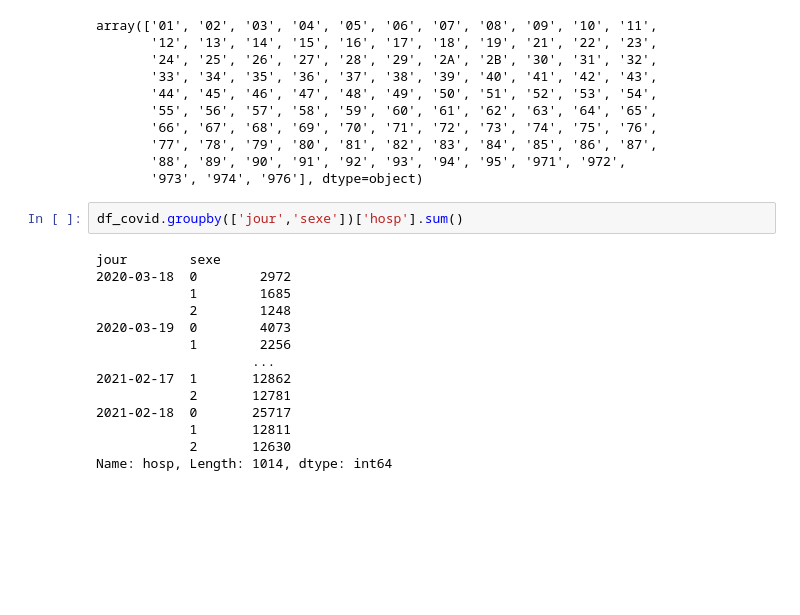
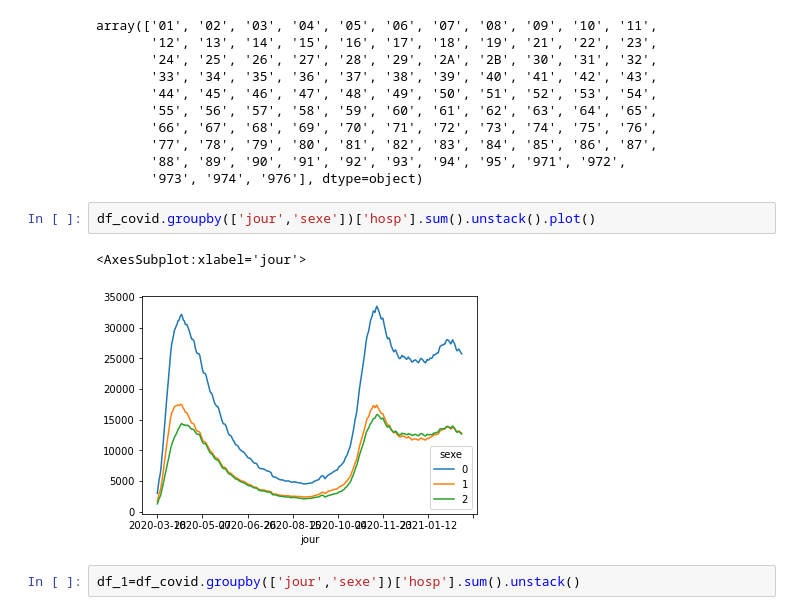
Before and after one commit to aromdhane/Dashboard, a Jupyter notebook: analyse_covid.ipynb, the cells around one changed output. Drawn from its saved outputs; the diff is of its cells as text; blank space fills up the shorter version.

Commit message:
notre premier graph

```diff
--- a/analyse_covid.ipynb
+++ b/analyse_covid.ipynb
@@ -34,18 +34,9 @@ array(['01', '02', '03', '04', '05', '06', '07', '08', '09', '10', '11',
        '88', '89', '90', '91', '92', '93', '94', '95', '971', '972',
        '973', '974', '976'], dtype=object)
 # %%
-df_covid.groupby(['jour','sexe'])['hosp'].sum()
+df_covid.groupby(['jour','sexe'])['hosp'].sum().unstack().plot()
 # %% [output]
-jour        sexe
-2020-03-18  0        2972
-            1        1685
-            2        1248
-2020-03-19  0        4073
-            1        2256
-                    ...
-2021-02-17  1       12862
-            2       12781
-2021-02-18  0       25717
-            1       12811
-            2       12630
-Name: hosp, Length: 1014, dtype: int64
+<AxesSubplot:xlabel='jour'>
+[figure, added]
+# %%
+df_1=df_covid.groupby(['jour','sexe'])['hosp'].sum().unstack()
```
Also changed, not shown: parts of 2 cells of this notebook, 1 other file.
